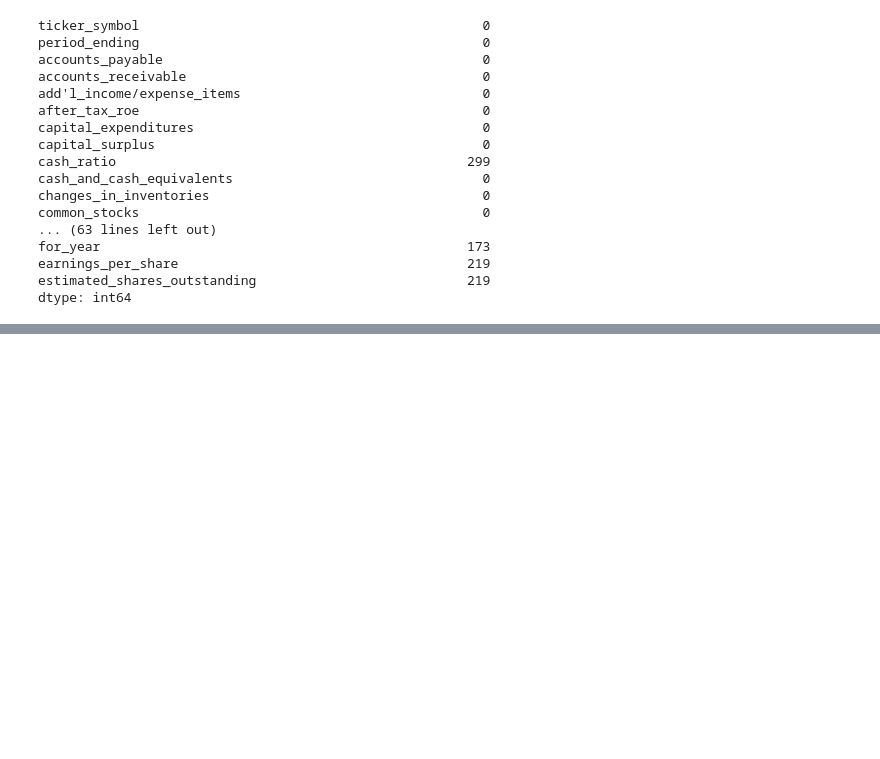
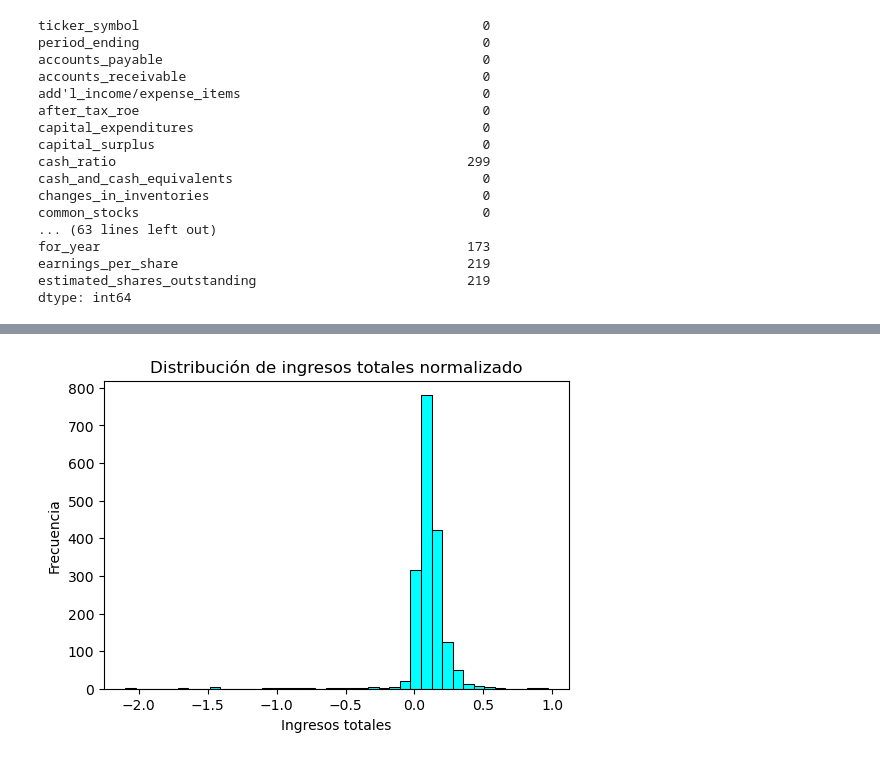
Before and after one commit to jose-prieto/DataScienceCourseTasks, a Jupyter notebook: Task #2 - Exploratory data analysis/Primera tarea práctica.ipynb, the cells around one changed output, grey strips where cells are left out. Drawn from its saved outputs; the diff is of its cells as text; code cells hidden in the pictures; blank space fills up the shorter version.

```diff
--- a/Task #2 - Exploratory data analysis/Primera tarea práctica.ipynb
+++ b/Task #2 - Exploratory data analysis/Primera tarea práctica.ipynb
@@ -218,0 +206,20 @@ KeyboardInterrupt:
+# %%
+#Dado que en ambos gráficos se observa una distribución sesgada se procede a aplicar una normalización logaritmica y con ello,
+#luego lograr obtener una estimación más precisa de las variables
+#procedemos a graficar los ingresos totales
+
+log_price = np.log1p(bolsa.beneficioNeto)
+
+plt.figure(figsize=(6, 4))
+
+sns.histplot(log_price, bins=40, color='cyan', alpha=1)
+
+plt.ylabel('Frecuencia')
+
+plt.xlabel('Ingresos totales')
+
+plt.title('Distribución de ingresos totales normalizado')
+
+plt.show()
+# %% [output]
+[figure, added]
```
Also changed, not shown: parts of 10 cells of this notebook.
